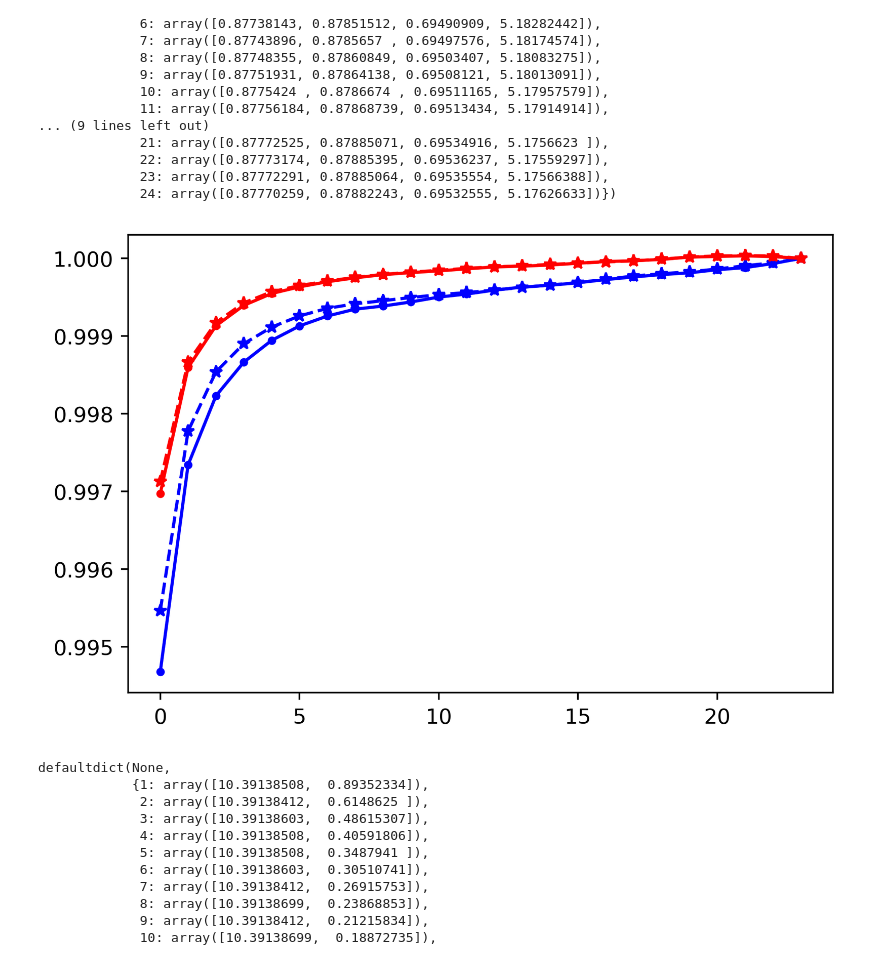
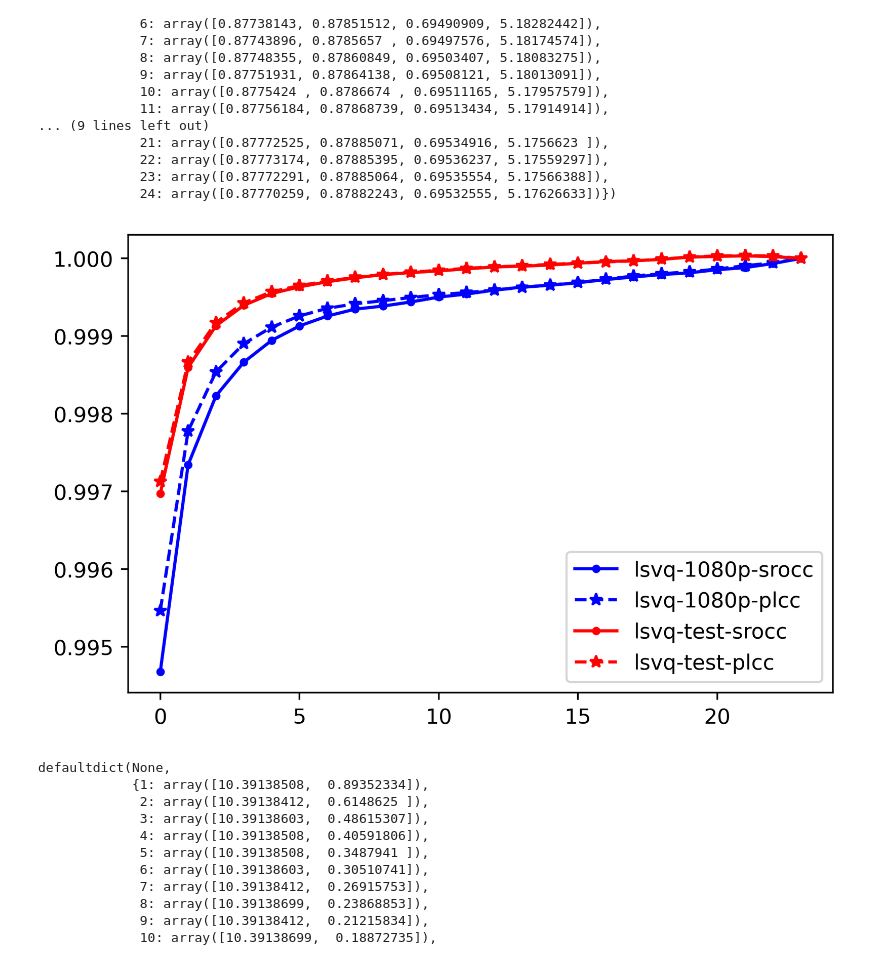
Before and after one commit to VQAssessment/FAST-VQA-and-FasterVQA, a Jupyter notebook: stableness.ipynb, the cells around one changed output. Cells and saved outputs as stored; diff of their text form; code cells hidden in the pictures.

```diff
--- a/stableness.ipynb
+++ b/stableness.ipynb
@@ -150,18 +150,22 @@ gothers = {1: array([0.87504507, 0.87629678, 0.69196079, 5.22992075]),
 # %%
 from matplotlib import pyplot as plt
 plt.figure(dpi=400)
 #plt.plot(range(24), [e[2] / 0.58955428 for e in g1080p.values()], c='b', marker='*')
-plt.plot(range(24), [e[0] / 0.78089157 for e in g1080p.values()], c='b', marker='.')
-plt.plot(range(24), [e[1] / 0.81503147 for e in g1080p.values()], c='b', marker='*', linestyle='--')
+plt.plot(range(24), [e[0] / 0.78089157 for e in g1080p.values()], c='b', marker='.',label='lsvq-1080p-srocc')
+plt.plot(range(24), [e[1] / 0.81503147 for e in g1080p.values()], c='b',
+         marker='*', linestyle='--',label='lsvq-1080p-plcc')
 
 
 #plt.plot(range(24), [e[2] / 0.69532555 for e in gothers.values()], c='r')
-plt.plot(range(24), [e[0] / 0.87770259 for e in gothers.values()], c='r', marker='.')
-plt.plot(range(24), [e[1] / 0.87882243 for e in gothers.values()], c='r', marker='*', linestyle='--')
+plt.plot(range(24), [e[0] / 0.87770259 for e in gothers.values()], c='r',
+         marker='.', label='lsvq-test-srocc')
 
+plt.plot(range(24), [e[1] / 0.87882243 for e in gothers.values()], c='r',
+         marker='*', linestyle='--', label='lsvq-test-plcc')
+plt.legend()
 plt.savefig('demos/impact_on_subsample.png')
 # %% [output]
-[figure, old version]
+[figure, new version]
 # %%
 pyramid_ensemble_stds(results)
 # %% [output]
```
Also changed, not shown: 1 other file.
